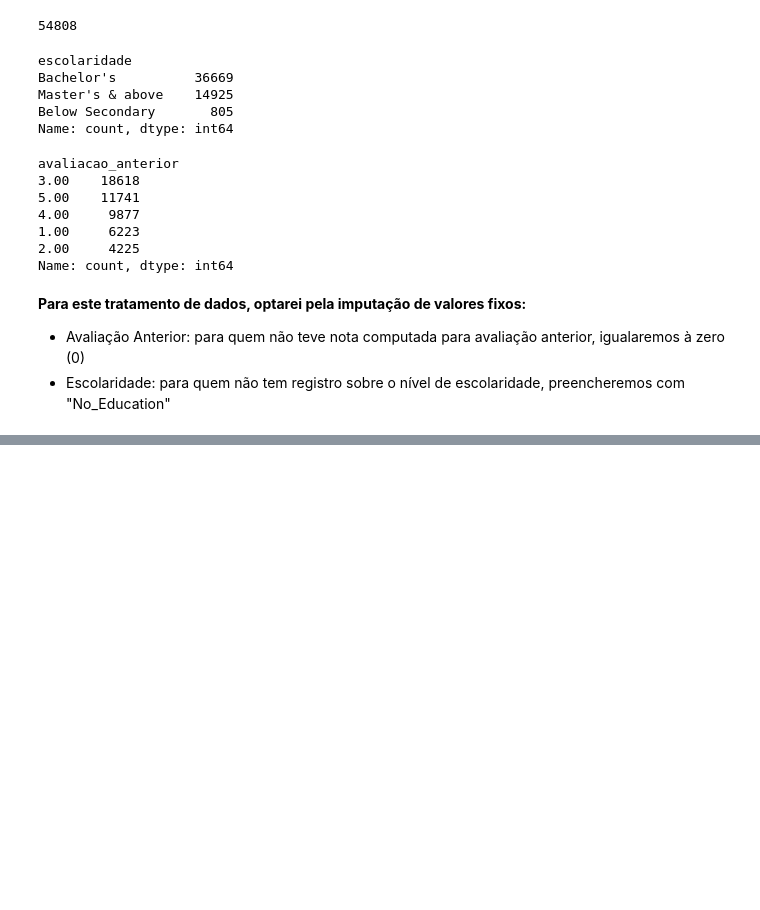
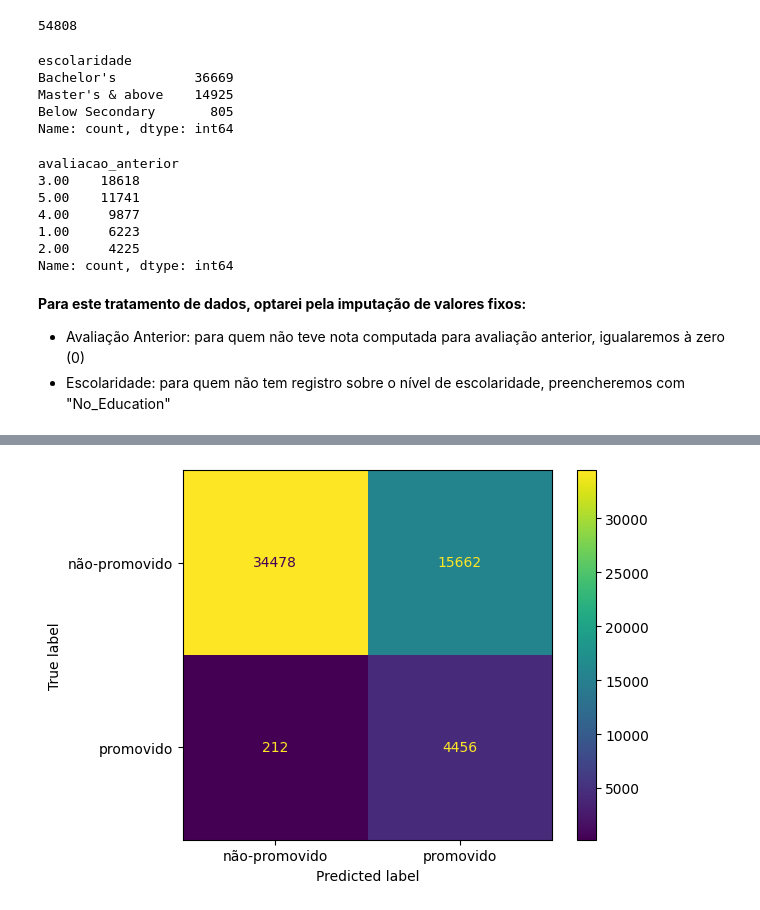
Before and after one commit to Douglaas92/tcc_people_analytics, a Jupyter notebook: 02_modelo-predicao.ipynb, the cells around one changed output, grey strips where cells are left out. Drawn from its saved outputs; the diff is of its cells as text; code cells hidden in the pictures; blank space fills up the shorter version.

```diff
--- a/02_modelo-predicao.ipynb
+++ b/02_modelo-predicao.ipynb
@@ -485,0 +552,16 @@ joblib.dump(final_pipeline, "modelo_final.pkl")
+# %%
+# ============================================================
+# 15. Aplico o modelo final no dataset de teste
+# ============================================================
+
+pipeline_final = Pipeline(steps=[
+    ("transforma_tipos", transforma_tipos),
+    ("transforma_variaveis", transforma_variaveis),
+    ("preprocessador", preprocessador),
+    ("modelo", melhor_modelo)
+])
+
+pipeline_final.fit(X, y)
+
+probs_teste = pipeline_final.predict_proba(df_teste)[:, 1]
+preds_teste_ajustadas = (probs_teste >= melhor_threshold).astype(int)
@@ -485,0 +684,61 @@ joblib.dump(final_pipeline, "modelo_final.pkl")
+# %%
+# ============================================================
+# 18. Construção do modelo com melhor configuração do Optuna (v1)
+# ============================================================
+
+# Recupero os melhores parâmetros do estudo
+melhores_parametros = estudo.best_params
+print("Melhor modelo encontrado:", melhores_parametros)
+
+# Recrio o modelo com os melhores hiperparâmetros
+if melhores_parametros["modelo"] == "DecisionTree":
+    melhor_modelo = DecisionTreeClassifier(
+        criterion=melhores_parametros["criterio"],
+        max_depth=melhores_parametros["max_depth"],
+        min_samples_split=melhores_parametros["min_samples_split"],
+        class_weight="balanced",
+        random_state=42
+    )
+
+elif melhores_parametros["modelo"] == "RandomForest":
+    melhor_modelo = RandomForestClassifier(
+        n_estimators=melhores_parametros["n_estimators"],
+        max_depth=melhores_parametros["max_depth"],
+        min_samples_split=melhores_parametros["min_samples_split"],
+        class_weight="balanced",
+        random_state=42,
+        n_jobs=-1
+    )
+
+else:  # Regressão Logística
+    melhor_modelo = LogisticRegression(
+        C=melhores_parametros["C"],
+        penalty=melhores_parametros["penalty"],
+        solver=melhores_parametros["solver"],
+        class_weight="balanced",
+        max_iter=1000,
+        random_state=42
+    )
+
+# Pipeline final com preprocessamento, undersampling e modelo
+pipeline_final_optuna = ImbPipeline(steps=[
+    ("preprocessador", preprocessador),
+    ("undersampler", RandomUnderSampler(random_state=42)),
+    ("modelo", melhor_modelo)
+])
+
+# Treino com todo o dataset
+pipeline_final_optuna.fit(X, y)
+
+# Validação cruzada para recall médio
+cv = StratifiedKFold(n_splits=5, shuffle=True, random_state=42)
+scores = cross_val_score(pipeline_final_optuna, X, y, cv=cv, scoring="recall")
+
+print(f"Recall médio (validação cruzada): {scores.mean():.4f} ± {scores.std():.4f}")
+
+# Previsões para avaliação detalhada no treino
+y_pred_treino = pipeline_final_optuna.predict(X)
+y_proba_treino = pipeline_final_optuna.predict_proba(X)[:, 1]
+
+exibir_metricas(y, y_pred_treino, y_proba_treino)
+# %% [output]
@@ -485,0 +760 @@ joblib.dump(final_pipeline, "modelo_final.pkl")
+[figure, added]
```
Also changed, not shown: parts of 56 cells of this notebook, 3 other files.
